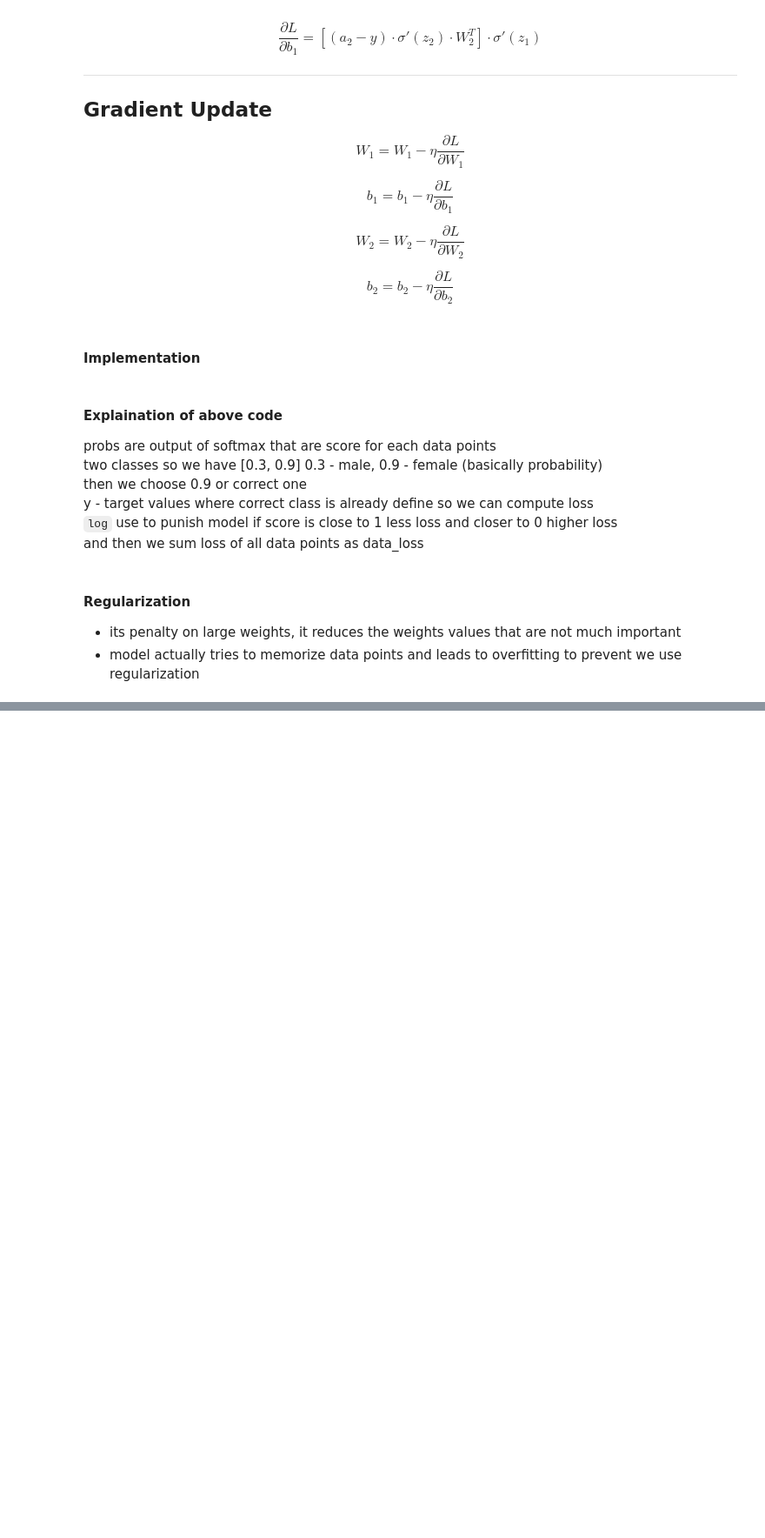
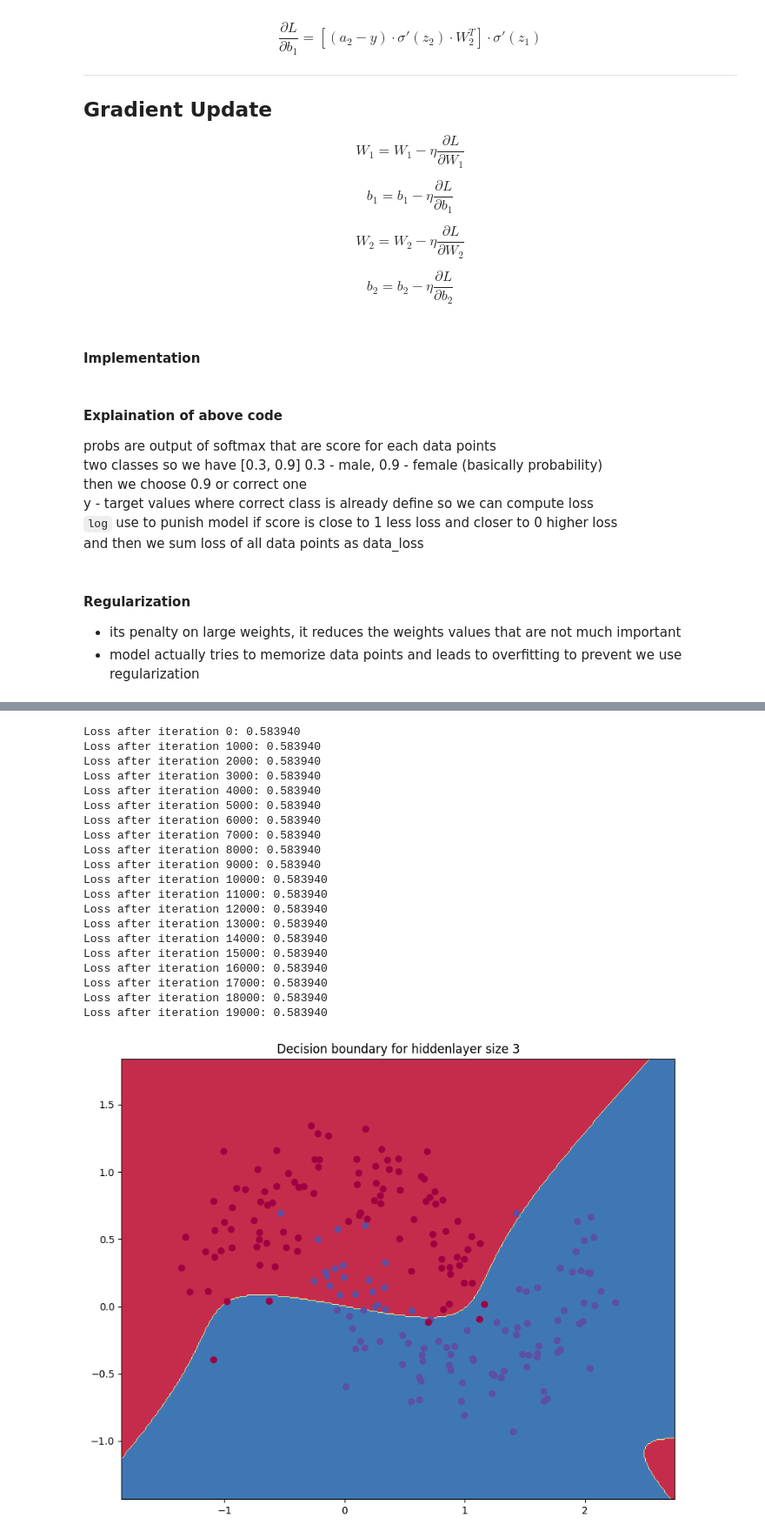
Before and after one commit to Sakshamroy/Deep_Learning-, a Jupyter notebook: NN_sctrach.ipynb, the cells around one changed output, grey strips where cells are left out. Shown at 87% size. Saved outputs shown, nothing was run; the diff lists cells and outputs as text; code cells hidden in the pictures; blank space fills up the shorter version.

```diff
--- a/NN_sctrach.ipynb
+++ b/NN_sctrach.ipynb
@@ -202,7 +202,7 @@ nn_input_dim = 2# input layer dimension
 nn_output_dim = 2 #output layer dimension
 
 #gradient descent parameters
-learning_rate = 0.01
+epsilon = 0.01 # its learning rate
 reg_lambda = 0.01
 # %%
 #implementation of loss function that help us to evaluate our model
@@ -214,7 +214,7 @@ def calculate_loss(model):
     a1 = np.tanh(z1)#activation function
     z2 = a1.dot(W2) + b2 #hidden layer to output layer
     exp_score = np.exp(z2) #appllying softmax that gives probability scores for each data point
-    probs = exp_scores / np.sum(exp_score, axis=1, keepdims = True) #output of softmax
+    probs = exp_score / np.sum(exp_score, axis=1, keepdims = True) #output of softmax
 
     #calulating the loss
     correct_logprobs = -np.log(probs[range(num_examples), y])
@@ -247,4 +247,6 @@ def predict(model, x):
     z1 = x.dot(W1) + b1
     a1 = np.tanh(z1)
     z2 = a1.dot(W2) + b2
-    exp_score = np.exp
+    exp_score = np.exp(z2)
+    probs = exp_score / np.sum(exp_score, axis=1, keepdims=True)
+    return np.argmax(probs, axis=1)
@@ -250,0 +325,29 @@ def predict(model, x):
+# %%
+model = build_model(3,num_passes=20000, print_loss = True)
+#this model has 3nodes hidden layer
+
+plot_decision_boundary(lambda x: predict(model, x))
+plt.title("Decision boundary for hiddenlayer size 3")
+plt.show()
+# %% [output]
+Loss after iteration 0: 0.583940
+Loss after iteration 1000: 0.583940
+Loss after iteration 2000: 0.583940
+Loss after iteration 3000: 0.583940
+Loss after iteration 4000: 0.583940
+Loss after iteration 5000: 0.583940
+Loss after iteration 6000: 0.583940
+Loss after iteration 7000: 0.583940
+Loss after iteration 8000: 0.583940
+Loss after iteration 9000: 0.583940
+Loss after iteration 10000: 0.583940
+Loss after iteration 11000: 0.583940
+Loss after iteration 12000: 0.583940
+Loss after iteration 13000: 0.583940
+Loss after iteration 14000: 0.583940
+Loss after iteration 15000: 0.583940
+Loss after iteration 16000: 0.583940
+Loss after iteration 17000: 0.583940
+Loss after iteration 18000: 0.583940
+Loss after iteration 19000: 0.583940
+[figure, added]
```
Also changed, not shown: parts of 6 cells of this notebook.
